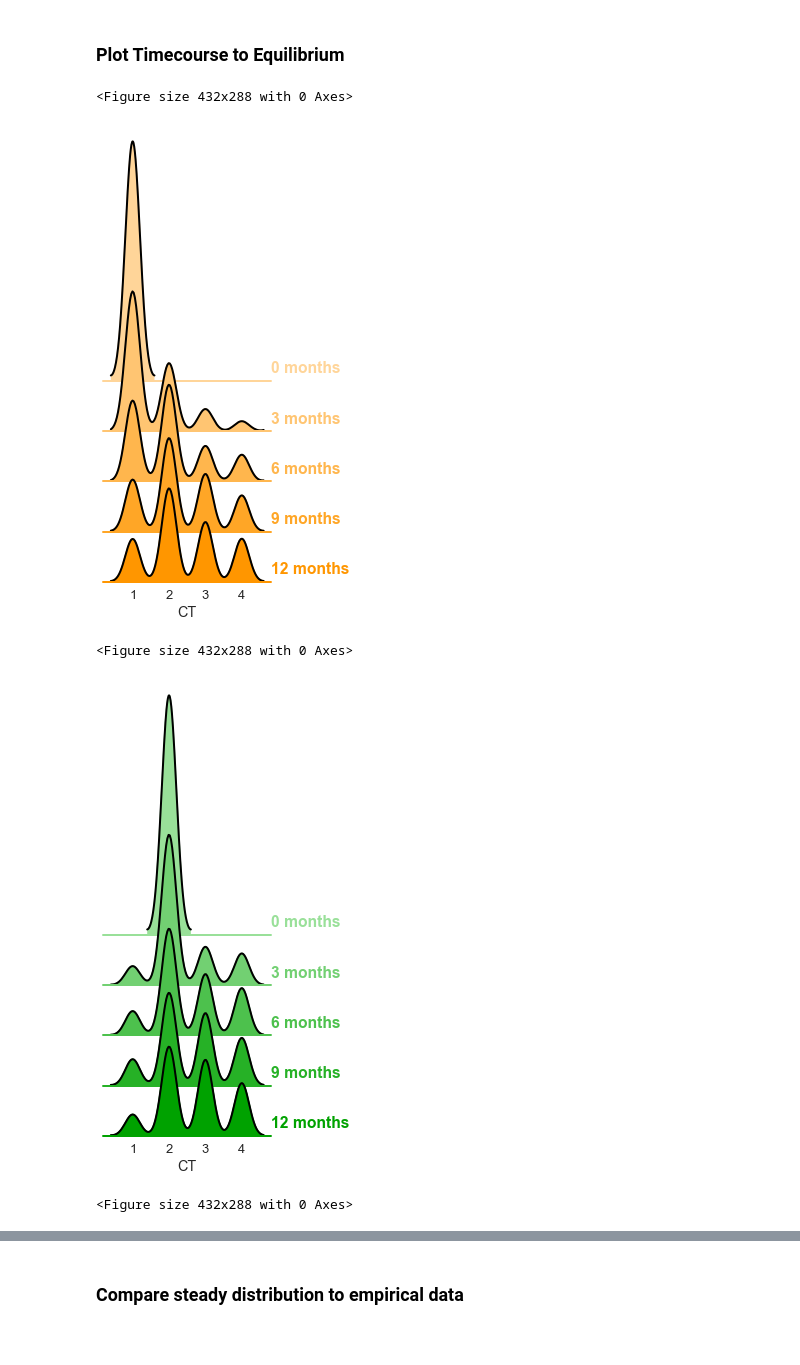
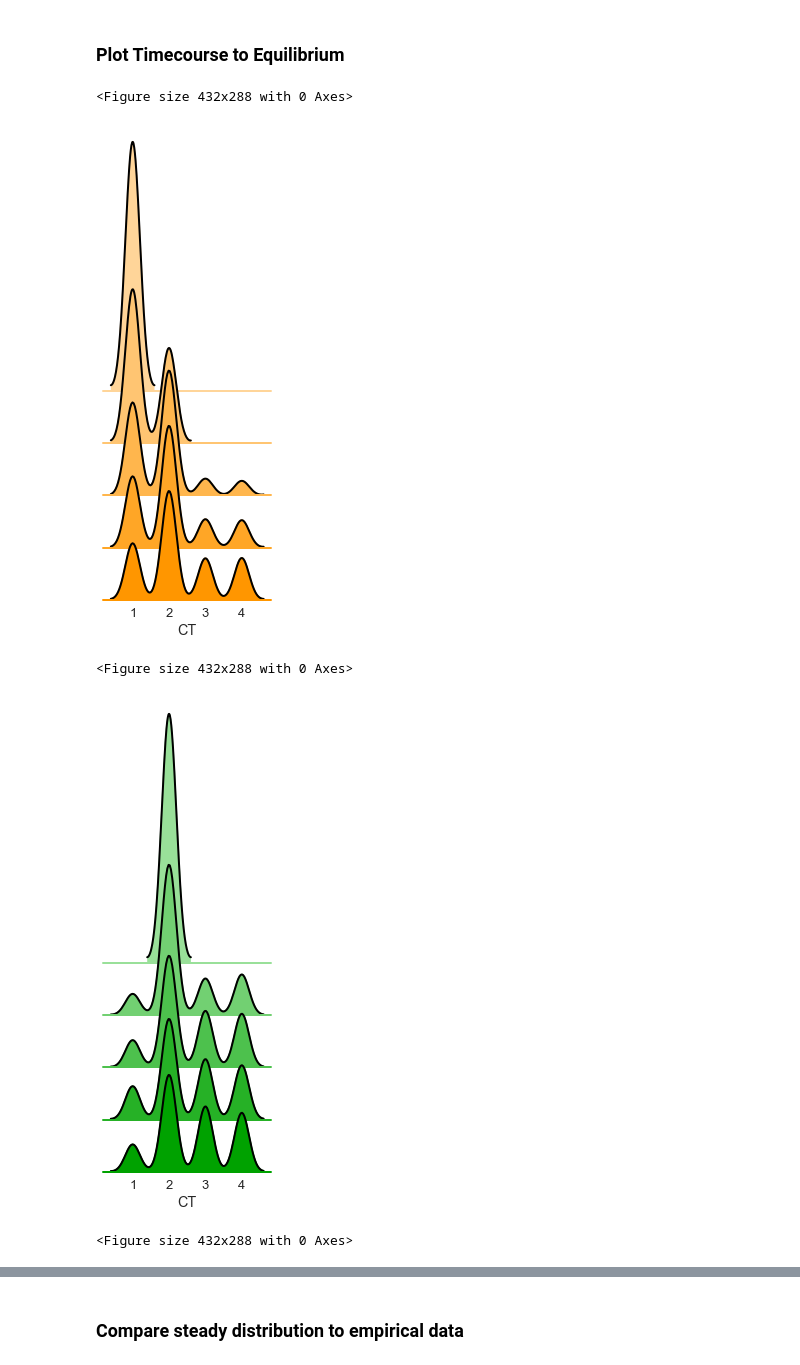
Before and after one commit to munozalexander/Cervicovaginal-Microbiome-Temporal-Dynamics, a Jupyter notebook: Markov_CTLevel.ipynb, the cells around one changed output, grey strips where cells are left out. Cells and saved outputs as stored; diff of their text form; code cells hidden in the pictures.

```diff
--- a/Markov_CTLevel.ipynb
+++ b/Markov_CTLevel.ipynb
@@ -39,6 +39,9 @@ def simple_ax(figsize=(6,4), **kwargs):
     prettify_ax(ax)
     return fig, ax
 
+matplotlib.rcParams['font.sans-serif'] = "Arial"
+matplotlib.rcParams['font.family'] = "sans-serif"
+
 COLORS = ['#FF9600', '#00A200', '#3359D4', '#A71865']
 # %%
 ##### HELPERS #####
@@ -192,36 +195,37 @@ plt.show()
 # sample data starting from various cts
 sns.set(font_scale=1.3, style='white',rc={"axes.facecolor": (0, 0, 0, 0)})
 
 def label(x, color, label):
     ax = plt.gca()
-    ax.text(1, .05, str(int(label)*3)+' months', fontweight="bold", color=color,
+    ax.text(1, .05, str(int(label)*3)+' months', fontweight="bold", color='#303030',
             ha="left", va="center", transform=ax.transAxes)
 
 for e,vector in enumerate([pykov.Vector(CT1=1), pykov.Vector(CT2=1), pykov.Vector(CT3=1), pykov.Vector(CT4=1)]):
     timepoints, samplesize = 5, 1000
     ct_timecourse = pd.DataFrame(0, index=range(timepoints*samplesize), columns=['timepoint','samples'])
     for t in range(timepoints):
         samples = np.random.choice(range(1,5), p=vector2list(chain.pow(vector, t)), size=samplesize)
         ct_timecourse.iloc[samplesize*t:samplesize*(t+1),0] = [t for i in range(samplesize)]
         ct_timecourse.iloc[samplesize*t:samplesize*(t+1),1] = samples
     plt.figure()
     g = sns.FacetGrid(ct_timecourse, row="timepoint", hue="timepoint", \
                       size=1.5, aspect=2, palette=sns.light_palette(COLORS[e], n_colors=7)[2:])
     g.map(sns.kdeplot, 'samples', clip_on=False, shade=True, alpha=1, lw=1.5, bw=.2)
     g.map(sns.kdeplot, 'samples', clip_on=False, color="k", lw=2, bw=.2)
     g.map(plt.axhline, y=0, lw=2, clip_on=False)
-    g.map(label, 'samples')
+    if e==3:
+        g.map(label, 'samples')
     g.fig.subplots_adjust(hspace=-.8)
     g.set_titles("")
     g.set(yticks=[])
     g.set(xticks=range(1,5))
     g.despine(bottom=True, left=True)
     plt.xlabel('CT')
     plt.savefig('figures/ct'+str(e+1)+'densitytimeline.pdf', bbox_inches='tight')
     plt.show()
 # %% [output]
 <Figure size 432x288 with 0 Axes>
-[figure, old version]
+[figure, new version]
 <Figure size 432x288 with 0 Axes>
-[figure, old version]
+[figure, new version]
 <Figure size 432x288 with 0 Axes>
```
Also changed, not shown: parts of 13 cells of this notebook, 26 other files.
